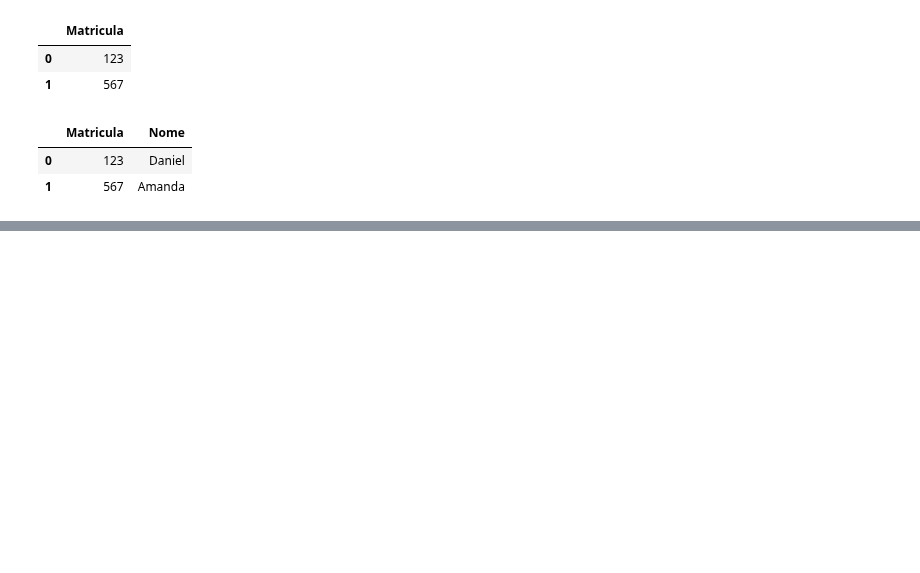
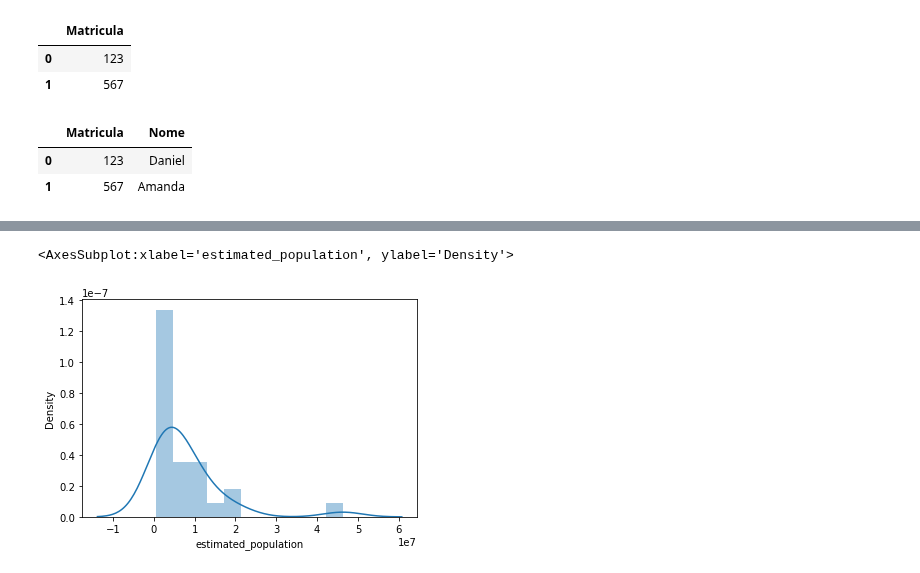
Before and after one commit to vladimiralencar/Alunos-UEPB-TopicosEspeciaisEmBancoDeDados, a Jupyter notebook: Python-Para-Analise-de-Dados/Aula-03-06-Abril-2021-Dataframes-Leitura-Manipulacao-EstatisticaDescritiva-Turma-NOITE-2021.ipynb, the cells around one changed output, grey strips where cells are left out. Saved outputs shown, nothing was run; the diff lists cells and outputs as text; code cells hidden in the pictures; blank space fills up the shorter version.

```diff
--- a/Python-Para-Analise-de-Dados/Aula-03-06-Abril-2021-Dataframes-Leitura-Manipulacao-EstatisticaDescritiva-Turma-NOITE-2021.ipynb
+++ b/Python-Para-Analise-de-Dados/Aula-03-06-Abril-2021-Dataframes-Leitura-Manipulacao-EstatisticaDescritiva-Turma-NOITE-2021.ipynb
@@ -21,0 +44,3 @@ df
+# %%
+dfe = df[df.place_type ==  'state']
+len(dfe)
@@ -21,0 +130,5 @@ df
+# %%
+sns.distplot(dfe.estimated_population)
+# %% [output]
+<AxesSubplot:xlabel='estimated_population', ylabel='Density'>
+[figure, added]
```
Also changed, not shown: parts of 38 cells of this notebook.
